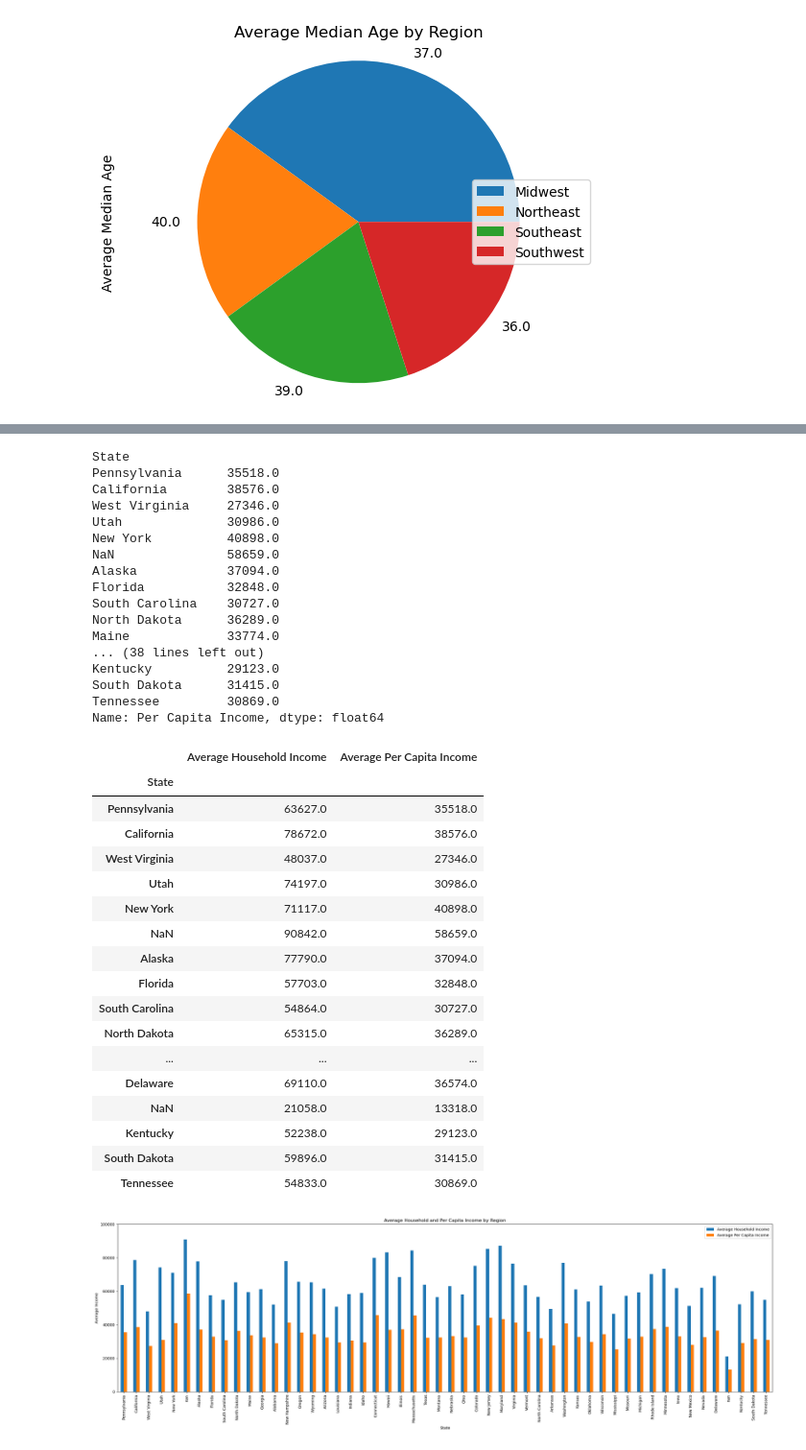
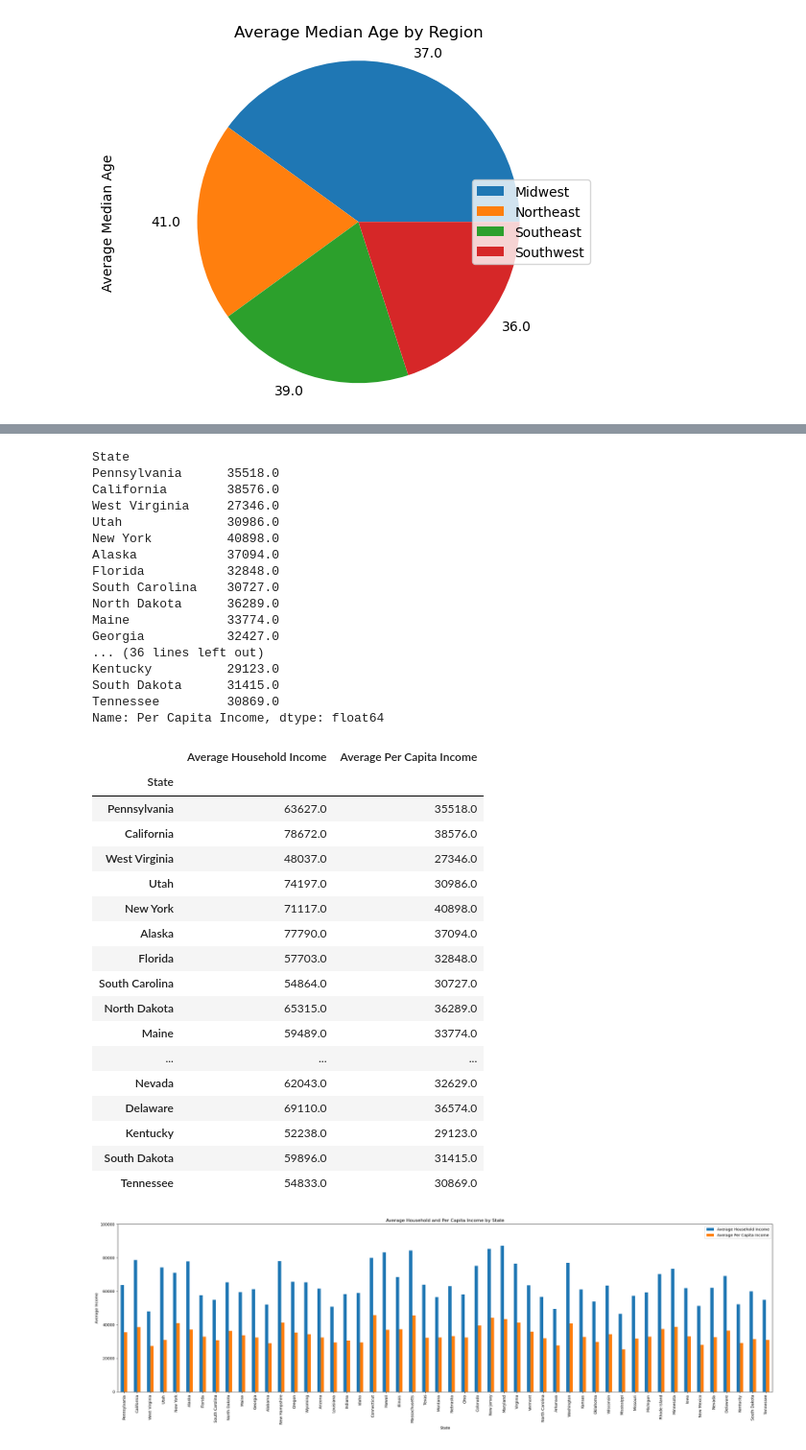
Before and after one commit to raniljoshua/Data-Analysis-Bootcamp_Project-1, a Jupyter notebook: census_data.ipynb, the cells around one changed output, grey strips where cells are left out. Shown at 96% size. Saved outputs shown, nothing was run; the diff lists cells and outputs as text; code cells hidden in the pictures.

Commit message:
Updated chart title

```diff
--- a/census_data.ipynb
+++ b/census_data.ipynb
@@ -168,3 +168,6 @@ census_pd
 | 49 | Kentucky | 4461952.0 | 39.0 | 52238.0 | 29123.0 | 717895.0 | 16.089259 | ... |
 | 50 | South Dakota | 879336.0 | 37.2 | 59896.0 | 31415.0 | 108863.0 | 12.380137 | ... |
 | 51 | Tennessee | 6772268.0 | 38.8 | 54833.0 | 30869.0 | 965213.0 | 14.252434 | ... |
+# %%
+census_pd = census_pd.dropna()
+census_pd
@@ -280,13 +301,13 @@ California        38576.0
 West Virginia     27346.0
 Utah              30986.0
 New York          40898.0
-NaN               58659.0
 Alaska            37094.0
 Florida           32848.0
 South Carolina    30727.0
 North Dakota      36289.0
 Maine             33774.0
-... (38 lines left out)
+Georgia           32427.0
+... (36 lines left out)
 Kentucky          29123.0
 South Dakota      31415.0
 Tennessee         30869.0
@@ -307,27 +328,27 @@ state_averages_df
 | West Virginia | 48037.0 | 27346.0 |
 | Utah | 74197.0 | 30986.0 |
 | New York | 71117.0 | 40898.0 |
-| NaN | 90842.0 | 58659.0 |
 | Alaska | 77790.0 | 37094.0 |
 | Florida | 57703.0 | 32848.0 |
 | South Carolina | 54864.0 | 30727.0 |
 | North Dakota | 65315.0 | 36289.0 |
+| Maine | 59489.0 | 33774.0 |
 | ... | ... | ... |
+| Nevada | 62043.0 | 32629.0 |
 | Delaware | 69110.0 | 36574.0 |
-| NaN | 21058.0 | 13318.0 |
 | Kentucky | 52238.0 | 29123.0 |
 | South Dakota | 59896.0 | 31415.0 |
 | Tennessee | 54833.0 | 30869.0 |
 # %%
 Grouped_state_income = state_averages_df
 Grouped_state_income.plot(kind='bar', figsize=(25,8))
 income_labels = ("Average Household Income", "Average Per Capita Income")
 plt.legend(income_labels, loc="upper right")
 plt.ylim(0, 100000)
 plt.ylabel("Average Income")
-plt.title("Average Household and Per Capita Income by Region")
+plt.title("Average Household and Per Capita Income by State")
 plt.tight_layout()
 plt.savefig("Figures/Fig3.png")
 plt.show()
 # %% [output]
-[figure, old version]
+[figure, new version]
```
Also changed, not shown: parts of 7 cells of this notebook, 3 other files.
